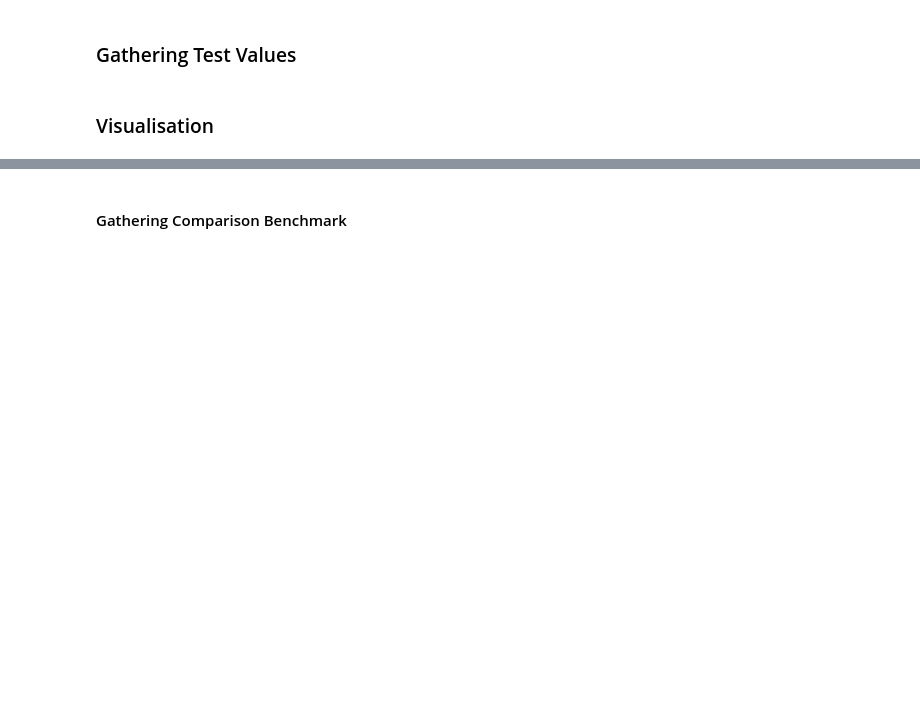
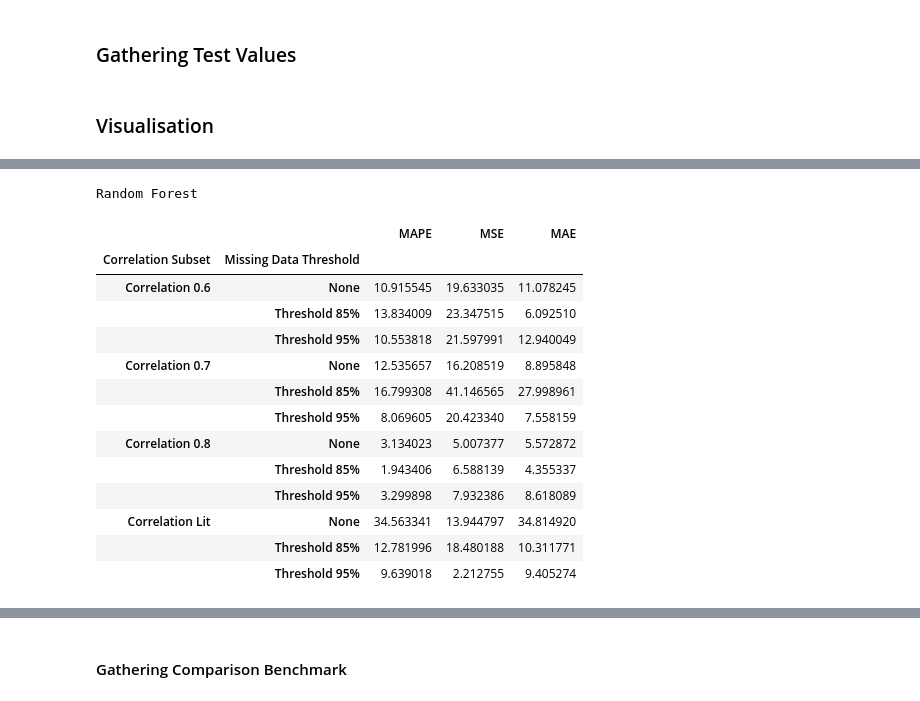
Before and after one commit to R0sle/health_economics_honours, a Jupyter notebook: code/fs_comparison.ipynb, the cells around one changed output, grey strips where cells are left out. Saved outputs shown, nothing was run; the diff lists cells and outputs as text; code cells hidden in the pictures; blank space fills up the shorter version.

```diff
--- a/code/fs_comparison.ipynb
+++ b/code/fs_comparison.ipynb
@@ -481,0 +522,19 @@ std_summary_rf = std_summary_rf.round(2)
+# %%
+print('Random Forest')
+pd.DataFrame(result_dict_inc_rf)
+# %% [output]
+Random Forest
+|  |  | MAPE | MSE | MAE |
+| Correlation Subset | Missing Data Threshold |  |  |  |
+| Correlation 0.6 | None | 10.915545 | 19.633035 | 11.078245 |
+|  | Threshold 85% | 13.834009 | 23.347515 | 6.092510 |
+|  | Threshold 95% | 10.553818 | 21.597991 | 12.940049 |
+| Correlation 0.7 | None | 12.535657 | 16.208519 | 8.895848 |
+|  | Threshold 85% | 16.799308 | 41.146565 | 27.998961 |
+|  | Threshold 95% | 8.069605 | 20.423340 | 7.558159 |
+| Correlation 0.8 | None | 3.134023 | 5.007377 | 5.572872 |
+|  | Threshold 85% | 1.943406 | 6.588139 | 4.355337 |
+|  | Threshold 95% | 3.299898 | 7.932386 | 8.618089 |
+| Correlation Lit | None | 34.563341 | 13.944797 | 34.814920 |
+|  | Threshold 85% | 12.781996 | 18.480188 | 10.311771 |
+|  | Threshold 95% | 9.639018 | 2.212755 | 9.405274 |
```
Also changed, not shown: parts of 8 cells of this notebook, 2 other files.
